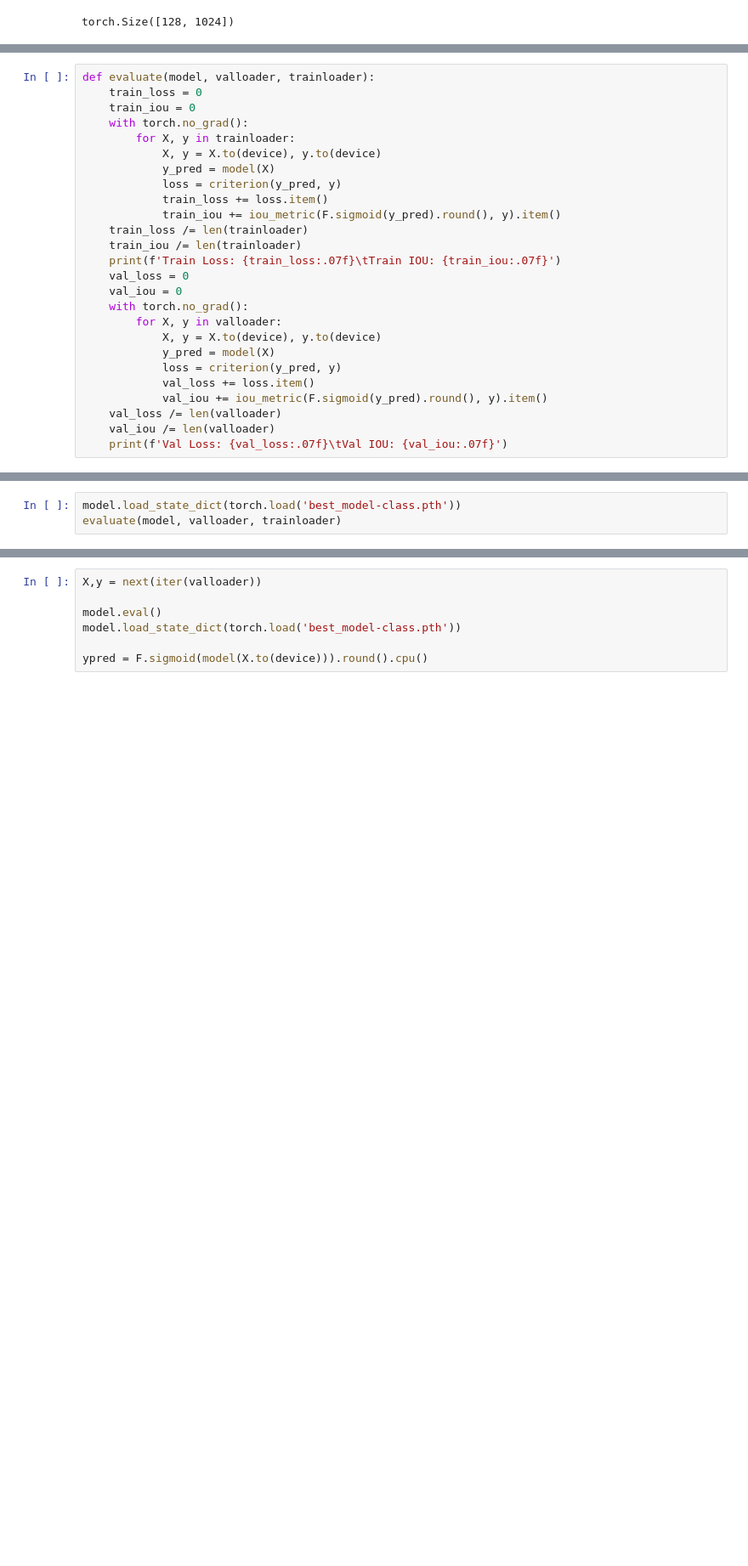
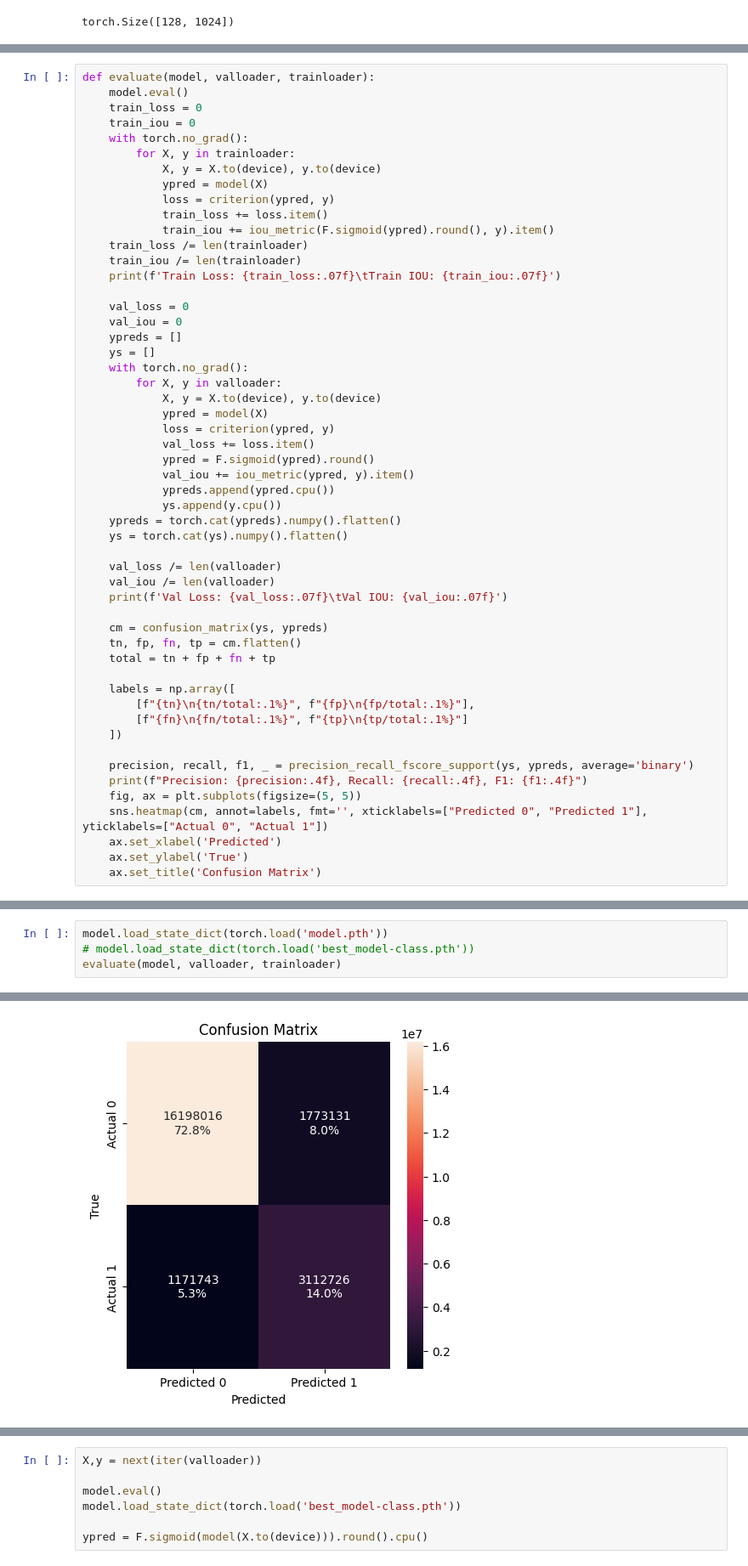
Before and after one commit to Musa-Azeem/AI-hypertrophy-coach, a Jupyter notebook: ml.ipynb, the cells around one changed output, grey strips where cells are left out. Shown at 85% size. Cells and saved outputs as stored; diff of their text form; blank space fills up the shorter version.

```diff
--- a/ml.ipynb
+++ b/ml.ipynb
@@ -324,30 +336,57 @@ def train(epochs, model, trainloader, valloader, criterion, optimizer, outfile='
     return train_losses, val_losses
 # %%
 def evaluate(model, valloader, trainloader):
+    model.eval()
     train_loss = 0
     train_iou = 0
     with torch.no_grad():
         for X, y in trainloader:
             X, y = X.to(device), y.to(device)
-            y_pred = model(X)
-            loss = criterion(y_pred, y)
+            ypred = model(X)
+            loss = criterion(ypred, y)
             train_loss += loss.item()
-            train_iou += iou_metric(F.sigmoid(y_pred).round(), y).item()
+            train_iou += iou_metric(F.sigmoid(ypred).round(), y).item()
     train_loss /= len(trainloader)
     train_iou /= len(trainloader)
     print(f'Train Loss: {train_loss:.07f}\tTrain IOU: {train_iou:.07f}')
+
     val_loss = 0
     val_iou = 0
+    ypreds = []
+    ys = []
     with torch.no_grad():
         for X, y in valloader:
             X, y = X.to(device), y.to(device)
-            y_pred = model(X)
-            loss = criterion(y_pred, y)
+            ypred = model(X)
+            loss = criterion(ypred, y)
             val_loss += loss.item()
-            val_iou += iou_metric(F.sigmoid(y_pred).round(), y).item()
+            ypred = F.sigmoid(ypred).round()
+            val_iou += iou_metric(ypred, y).item()
+            ypreds.append(ypred.cpu())
+            ys.append(y.cpu())
+    ypreds = torch.cat(ypreds).numpy().flatten()
+    ys = torch.cat(ys).numpy().flatten()
+
     val_loss /= len(valloader)
     val_iou /= len(valloader)
     print(f'Val Loss: {val_loss:.07f}\tVal IOU: {val_iou:.07f}')
+
+    cm = confusion_matrix(ys, ypreds)
+    tn, fp, fn, tp = cm.flatten()
+    total = tn + fp + fn + tp
+
+    labels = np.array([
+        [f"{tn}\n{tn/total:.1%}", f"{fp}\n{fp/total:.1%}"],
+        [f"{fn}\n{fn/total:.1%}", f"{tp}\n{tp/total:.1%}"]
+    ])
+
+    precision, recall, f1, _ = precision_recall_fscore_support(ys, ypreds, average='binary')
+    print(f"Precision: {precision:.4f}, Recall: {recall:.4f}, F1: {f1:.4f}")
+    fig, ax = plt.subplots(figsize=(5, 5))
+    sns.heatmap(cm, annot=labels, fmt='', xticklabels=["Predicted 0", "Predicted 1"], yticklabels=["Actual 0", "Actual 1"])
+    ax.set_xlabel('Predicted')
+    ax.set_ylabel('True')
+    ax.set_title('Confusion Matrix')
 # %%
 train_losses, val_losses = train(100, model, trainloader, valloader, criterion, optimizer, outfile='best_model-class.pth')
 # %% [output]
@@ -372,4 +396,5 @@ Epoch 99 train loss: 0.4082496483516331, val loss: 0.6751400463721331
 # %%
-model.load_state_dict(torch.load('best_model-class.pth'))
+model.load_state_dict(torch.load('model.pth'))
+# model.load_state_dict(torch.load('best_model-class.pth'))
 evaluate(model, valloader, trainloader)
 # %% [output]
@@ -378 +404,2 @@ Val Loss: 0.7905628     Val IOU: 0.2097522
+[figure, added]
 # %%
```
Also changed, not shown: parts of 11 cells of this notebook, 2 other files.
